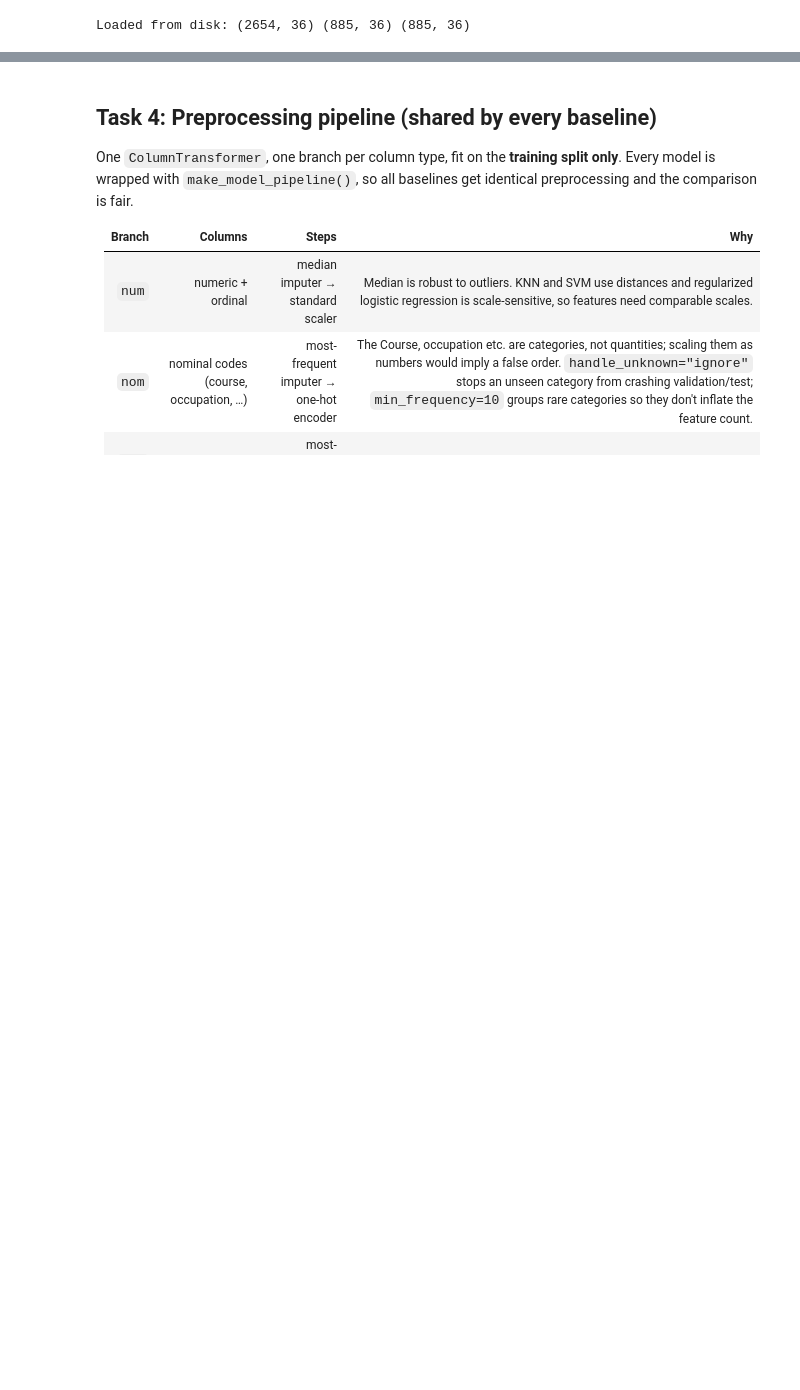
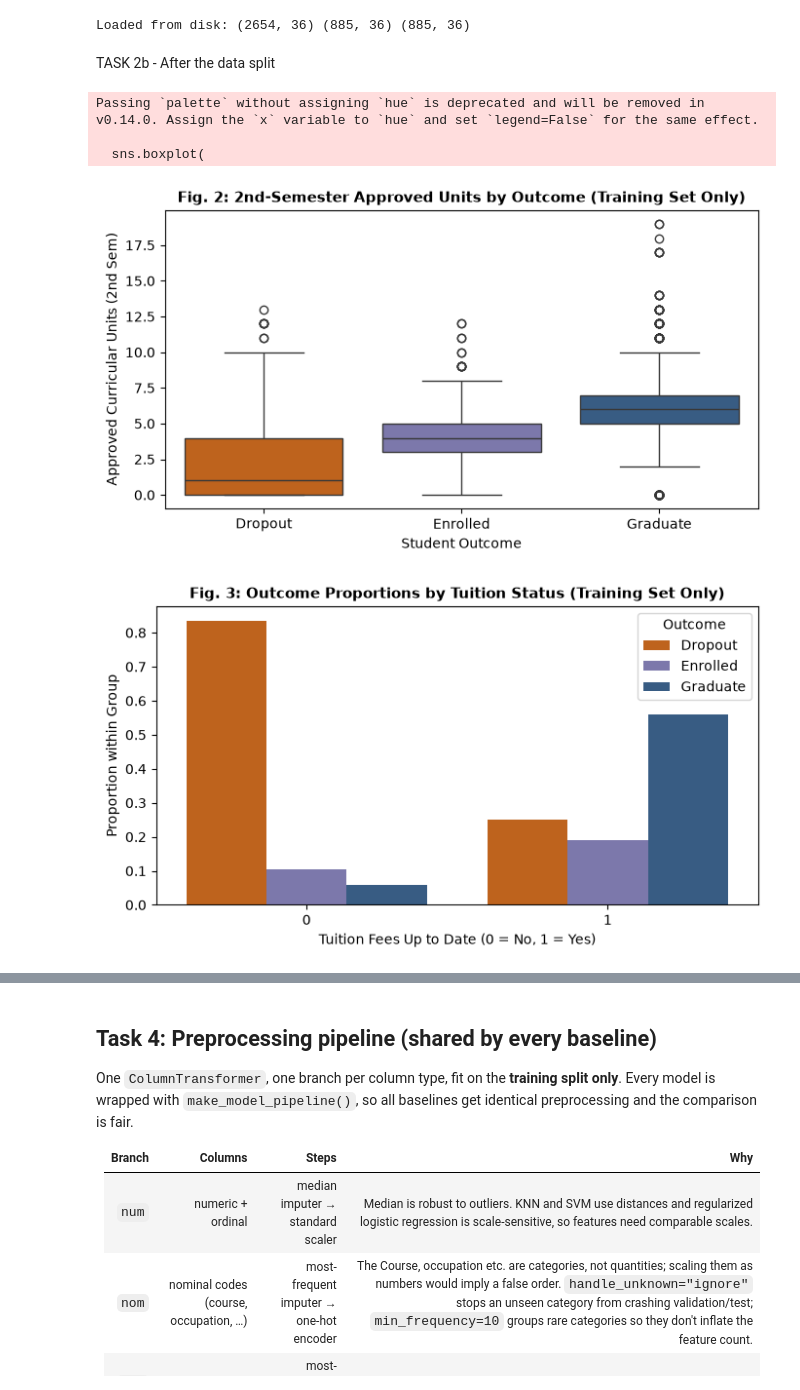
Before and after one commit to mremani11/DS3000-Project, a Jupyter notebook: DS3000_Project_Group03.ipynb, the cells around one changed output, grey strips where cells are left out. Cells and saved outputs as stored; diff of their text form; code cells hidden in the pictures; blank space fills up the shorter version.

```diff
--- a/DS3000_Project_Group03.ipynb
+++ b/DS3000_Project_Group03.ipynb
@@ -567,3 +612,78 @@ print("Loaded from disk:", X_train.shape, X_val.shape, X_test.shape)
 # Reminder: X_test / y_test are not used until the single TEST EVALUATION cell in Task 5.
 # %% [output]
 Loaded from disk: (2654, 36) (885, 36) (885, 36)
+# %% [markdown]
+TASK 2b - After the data split
+# %%
+# Task 2b: Academic & Financial Signals (Training Set Only)
+import matplotlib.pyplot as plt
+import seaborn as sns
+
+palette = {"Graduate": "#2b5c8f", "Dropout": "#d95f02", "Enrolled": "#7570b3"}
+target_name = (
+    TARGET
+    if "TARGET" in locals()
+    else (
+        "academic_outcome"
+        if "academic_outcome" in df_clean.columns
+        else "AcademicOutcome"
+    )
+)
+
+# 1. Call Member 3's load_split to get training rows strictly
+X_train, y_train, X_val, y_val, X_test, y_test = load_split()
+df_train = X_train.copy()
+df_train[target_name] = y_train
+
+# --- Fig. 2: Academic Progress (2nd Sem Approved Units) ---
+plt.figure(figsize=(7, 4))
+sns.boxplot(
+    data=df_train,
+    x=target_name,
+    y="curricular_units_2nd_sem_approved",
+    order=["Dropout", "Enrolled", "Graduate"],
+    palette=palette,
+)
+plt.title(
+    "Fig. 2: 2nd-Semester Approved Units by Outcome (Training Set Only)",
+    fontsize=11,
+    fontweight="bold",
+)
+plt.xlabel("Student Outcome", fontsize=10)
+plt.ylabel("Approved Curricular Units (2nd Sem)", fontsize=10)
+plt.tight_layout()
+plt.show()
+
+# --- Fig. 3: Financial Standing (Tuition Fees Up to Date) ---
+tuition_prop = (
+    df_train.groupby("tuition_fees_up_to_date")[target_name]
+    .value_counts(normalize=True)
+    .rename("proportion")
+    .reset_index()
+)
+
+plt.figure(figsize=(7, 4))
+sns.barplot(
+    data=tuition_prop,
+    x="tuition_fees_up_to_date",
+    y="proportion",
+    hue=target_name,
+    hue_order=["Dropout", "Enrolled", "Graduate"],
+    palette=palette,
+)
+plt.title(
+    "Fig. 3: Outcome Proportions by Tuition Status (Training Set Only)",
+    fontsize=11,
+    fontweight="bold",
+)
+plt.xlabel("Tuition Fees Up to Date (0 = No, 1 = Yes)", fontsize=10)
+plt.ylabel("Proportion within Group", fontsize=10)
+plt.legend(title="Outcome")
+plt.tight_layout()
+plt.show()
+# %% [output]
+Passing `palette` without assigning `hue` is deprecated and will be removed in v0.14.0. Assign the `x` variable to `hue` and set `legend=False` for the same effect.
+
+  sns.boxplot(
+[figure, added]
+[figure, added]
```
Also changed, not shown: parts of 5 cells of this notebook.
